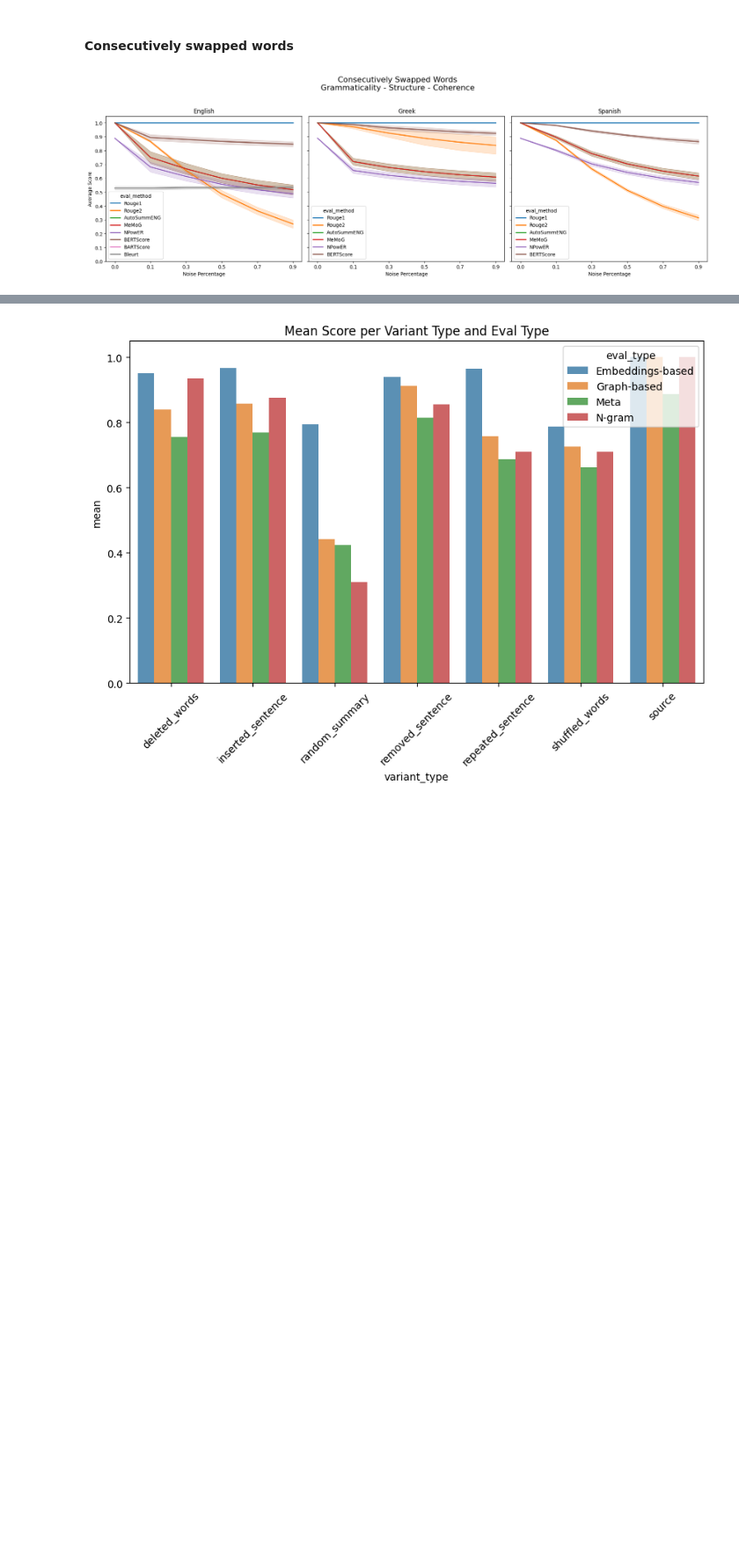
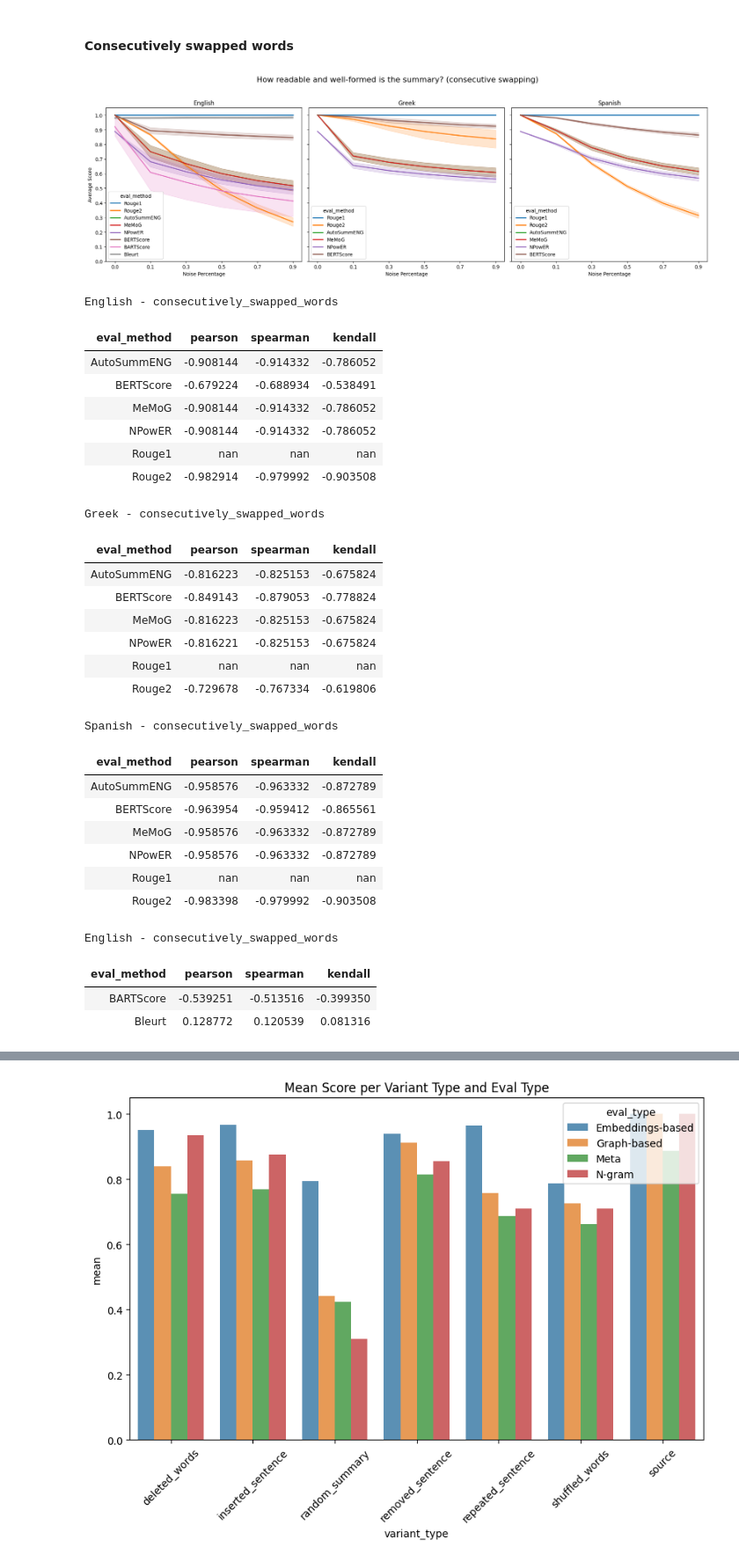
Before and after one commit to stefsyrsiri/financial-summarization-meta-evaluation, a Jupyter notebook: analysis.ipynb, the cells around one changed output, grey strips where cells are left out. Shown at 88% size. Cells and saved outputs as stored; diff of their text form; code cells hidden in the pictures; blank space fills up the shorter version.

```diff
--- a/analysis.ipynb
+++ b/analysis.ipynb
@@ -544,30 +600,37 @@ plt.show()
 # %% [markdown]
 #### Consecutively swapped words
-# %%
-fig, axes = plt.subplots(1, 3, figsize=(18, 6), sharey=True)
-
-for ax, df, lang in zip(axes, dfs, languages):
-
-    sns.lineplot(
-        data=df[(df['variant_type'] == 'consecutively_swapped_words') | (df['variant_type'] == 'source')],
-        x='noise_percentage',
-        y='score',
-        hue='eval_method',
-        linewidth=2,
-        estimator=np.mean,
-        errorbar='sd',
-        ax=ax
-    )
-
-    ax.set_title(f'{lang}')
-    ax.set_xlabel('Noise Percentage')
-    ax.set_ylabel('Average Score' if lang == 'English' else '')  # Only left plot shows y label
-    ax.set_ylim(0, 1.05)
-    ax.set_yticks(np.arange(0.0, 1.1, step=0.1))
-
-fig.suptitle('Consecutively Swapped Words\nGrammaticality - Structure - Coherence', fontsize=16)
-plt.tight_layout(rect=[0, 0, 1, 0.95])
-plt.show()
-# %% [output]
-[figure, removed]
+# %%
+plot_scores(dfs=dfs, title='How readable and well-formed is the summary? (consecutive swapping)', noise_variant='consecutively_swapped_words')
+t_corr_all(df=final_corr, noise_variant='consecutively_swapped_words')
+t_corr(df=final_corr, noise_variant='consecutively_swapped_words', lang='English', lang_specific=True)
+# %% [output]
+[figure, added]
+English - consecutively_swapped_words
+| eval_method | pearson | spearman | kendall |
+| AutoSummENG | -0.908144 | -0.914332 | -0.786052 |
+| BERTScore | -0.679224 | -0.688934 | -0.538491 |
+| MeMoG | -0.908144 | -0.914332 | -0.786052 |
+| NPowER | -0.908144 | -0.914332 | -0.786052 |
+| Rouge1 | nan | nan | nan |
+| Rouge2 | -0.982914 | -0.979992 | -0.903508 |
+Greek - consecutively_swapped_words
+| eval_method | pearson | spearman | kendall |
+| AutoSummENG | -0.816223 | -0.825153 | -0.675824 |
+| BERTScore | -0.849143 | -0.879053 | -0.778824 |
+| MeMoG | -0.816223 | -0.825153 | -0.675824 |
+| NPowER | -0.816221 | -0.825153 | -0.675824 |
+| Rouge1 | nan | nan | nan |
+| Rouge2 | -0.729678 | -0.767334 | -0.619806 |
+Spanish - consecutively_swapped_words
+| eval_method | pearson | spearman | kendall |
+| AutoSummENG | -0.958576 | -0.963332 | -0.872789 |
+| BERTScore | -0.963954 | -0.959412 | -0.865561 |
+| MeMoG | -0.958576 | -0.963332 | -0.872789 |
+| NPowER | -0.958576 | -0.963332 | -0.872789 |
+| Rouge1 | nan | nan | nan |
+| Rouge2 | -0.983398 | -0.979992 | -0.903508 |
+English - consecutively_swapped_words
+| eval_method | pearson | spearman | kendall |
+| BARTScore | -0.539251 | -0.513516 | -0.399350 |
+| Bleurt | 0.128772 | 0.120539 | 0.081316 |
 # %% [markdown]
```
Also changed, not shown: parts of 41 cells of this notebook.
